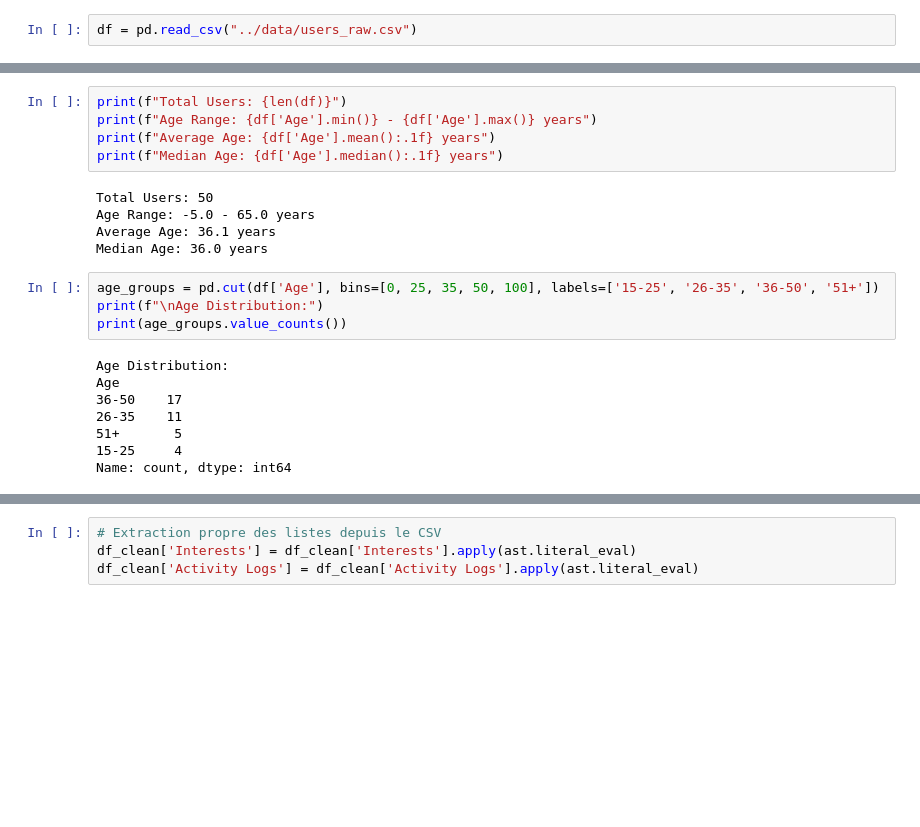
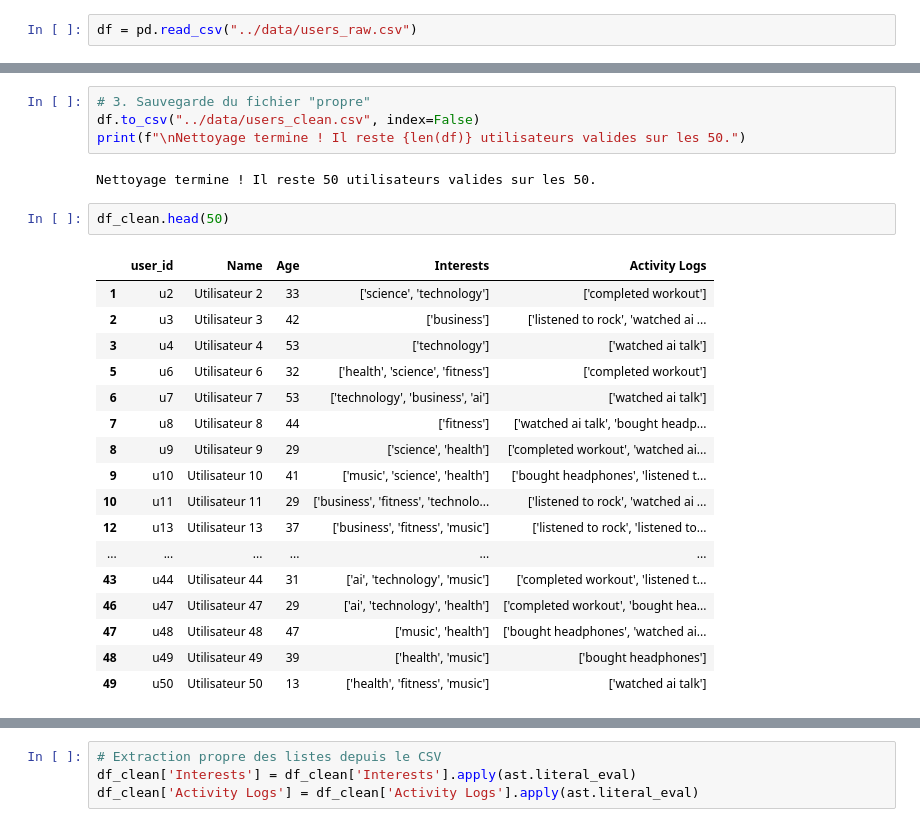
Before and after one commit to ZiaoKolo/Hackaton, a Jupyter notebook: content-recommender/notebooks/analyse_donnees.ipynb, the cells around one changed output, grey strips where cells are left out. Cells and saved outputs as stored; diff of their text form; blank space fills up the shorter version.

```diff
--- a/content-recommender/notebooks/analyse_donnees.ipynb
+++ b/content-recommender/notebooks/analyse_donnees.ipynb
@@ -237,22 +186,26 @@ None
-# %%
-print(f"Total Users: {len(df)}")
-print(f"Age Range: {df['Age'].min()} - {df['Age'].max()} years")
-print(f"Average Age: {df['Age'].mean():.1f} years")
-print(f"Median Age: {df['Age'].median():.1f} years")
-# %% [output]
-Total Users: 50
-Age Range: -5.0 - 65.0 years
-Average Age: 36.1 years
-Median Age: 36.0 years
-# %%
-age_groups = pd.cut(df['Age'], bins=[0, 25, 35, 50, 100], labels=['15-25', '26-35', '36-50', '51+'])
-print(f"\nAge Distribution:")
-print(age_groups.value_counts())
-# %% [output]
-Age Distribution:
-Age
-36-50    17
-26-35    11
-51+       5
-15-25     4
-Name: count, dtype: int64
+# %%
+# 3. Sauvegarde du fichier "propre"
+df.to_csv("../data/users_clean.csv", index=False)
+print(f"\nNettoyage termine ! Il reste {len(df)} utilisateurs valides sur les 50.")
+# %% [output]
+Nettoyage termine ! Il reste 50 utilisateurs valides sur les 50.
+# %%
+df_clean.head(50)
+# %% [output]
+|  | user_id | Name | Age | Interests | Activity Logs |
+| 1 | u2 | Utilisateur 2 | 33 | ['science', 'technology'] | ['completed workout'] |
+| 2 | u3 | Utilisateur 3 | 42 | ['business'] | ['listened to rock', 'watched ai ... |
+| 3 | u4 | Utilisateur 4 | 53 | ['technology'] | ['watched ai talk'] |
+| 5 | u6 | Utilisateur 6 | 32 | ['health', 'science', 'fitness'] | ['completed workout'] |
+| 6 | u7 | Utilisateur 7 | 53 | ['technology', 'business', 'ai'] | ['watched ai talk'] |
+| 7 | u8 | Utilisateur 8 | 44 | ['fitness'] | ['watched ai talk', 'bought headp... |
+| 8 | u9 | Utilisateur 9 | 29 | ['science', 'health'] | ['completed workout', 'watched ai... |
+| 9 | u10 | Utilisateur 10 | 41 | ['music', 'science', 'health'] | ['bought headphones', 'listened t... |
+| 10 | u11 | Utilisateur 11 | 29 | ['business', 'fitness', 'technolo... | ['listened to rock', 'watched ai ... |
+| 12 | u13 | Utilisateur 13 | 37 | ['business', 'fitness', 'music'] | ['listened to rock', 'listened to... |
+| ... | ... | ... | ... | ... | ... |
+| 43 | u44 | Utilisateur 44 | 31 | ['ai', 'technology', 'music'] | ['completed workout', 'listened t... |
+| 46 | u47 | Utilisateur 47 | 29 | ['ai', 'technology', 'health'] | ['completed workout', 'bought hea... |
+| 47 | u48 | Utilisateur 48 | 47 | ['music', 'health'] | ['bought headphones', 'watched ai... |
+| 48 | u49 | Utilisateur 49 | 39 | ['health', 'music'] | ['bought headphones'] |
+| 49 | u50 | Utilisateur 50 | 13 | ['health', 'fitness', 'music'] | ['watched ai talk'] |
```
Also changed, not shown: parts of 14 cells of this notebook, 3 other files.
